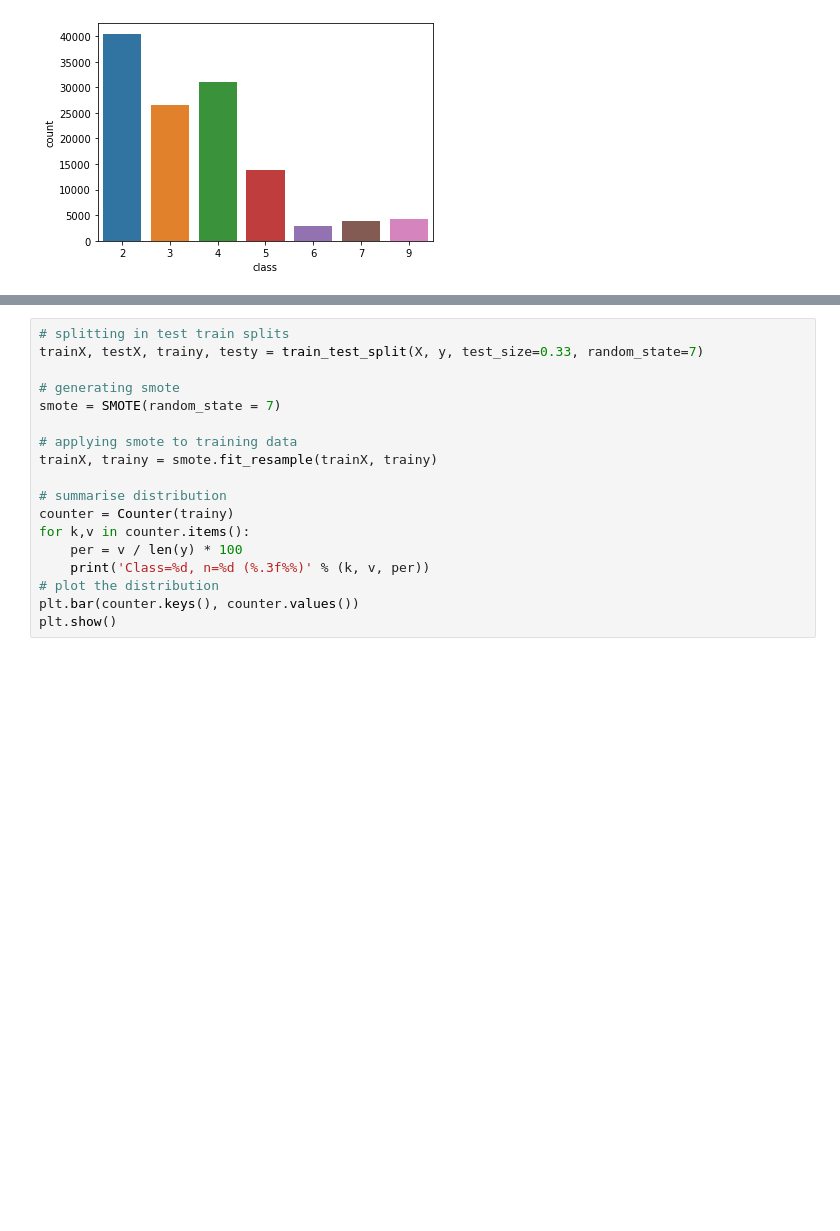
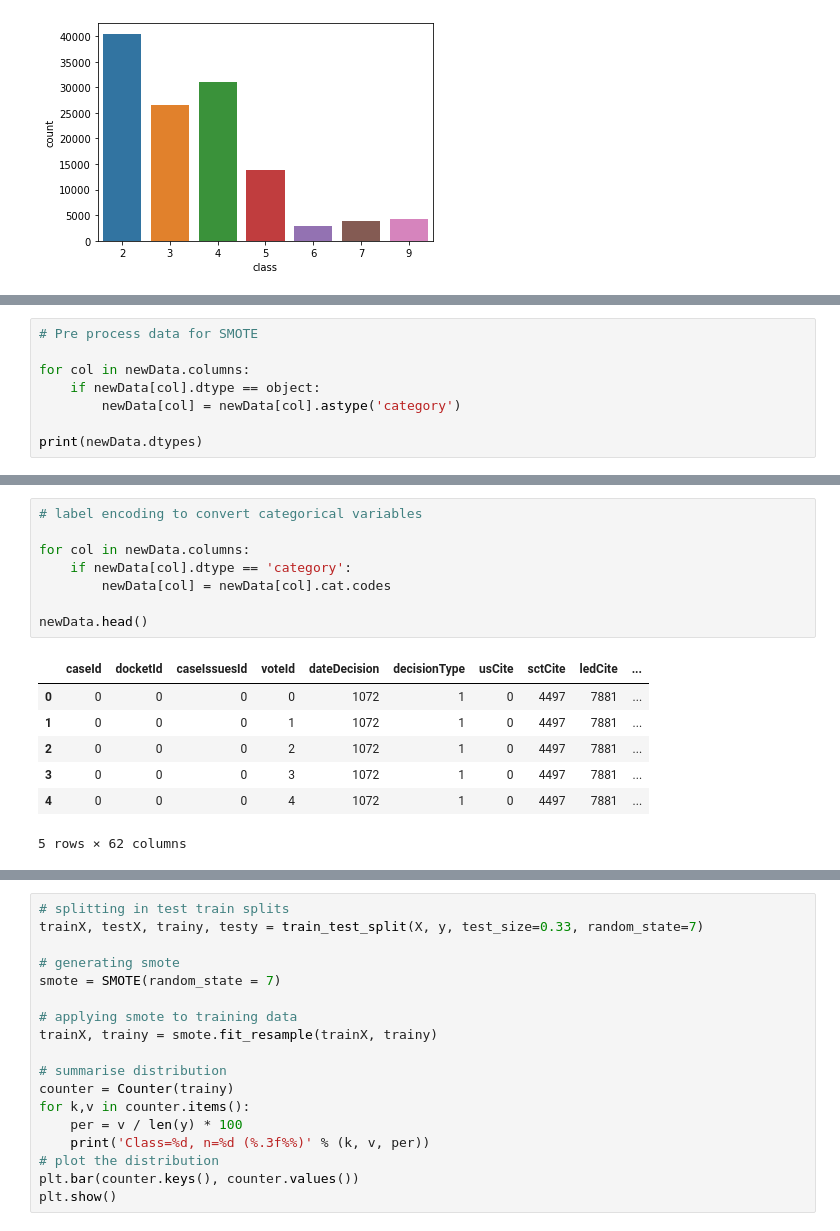
Before and after one commit to BeeBooBap/bbk-project, a Jupyter notebook: data-analysis.ipynb, the cells around one changed output, grey strips where cells are left out. Cells and saved outputs as stored; diff of their text form; blank space fills up the shorter version.

```diff
--- a/data-analysis.ipynb
+++ b/data-analysis.ipynb
@@ -102,0 +118,8 @@ plt.show()
+# %%
+# Pre process data for SMOTE
+
+for col in newData.columns:
+    if newData[col].dtype == object:
+        newData[col] = newData[col].astype('category')
+
+print(newData.dtypes)
@@ -102,0 +139,16 @@ plt.show()
+# %%
+# label encoding to convert categorical variables
+
+for col in newData.columns:
+    if newData[col].dtype == 'category':
+        newData[col] = newData[col].cat.codes
+
+newData.head()
+# %% [output]
+|  | caseId | docketId | caseIssuesId | voteId | dateDecision | decisionType | usCite | sctCite | ledCite | ... |
+| 0 | 0 | 0 | 0 | 0 | 1072 | 1 | 0 | 4497 | 7881 | ... |
+| 1 | 0 | 0 | 0 | 1 | 1072 | 1 | 0 | 4497 | 7881 | ... |
+| 2 | 0 | 0 | 0 | 2 | 1072 | 1 | 0 | 4497 | 7881 | ... |
+| 3 | 0 | 0 | 0 | 3 | 1072 | 1 | 0 | 4497 | 7881 | ... |
+| 4 | 0 | 0 | 0 | 4 | 1072 | 1 | 0 | 4497 | 7881 | ... |
+5 rows × 62 columns
```
Also changed, not shown: parts of 4 cells of this notebook.
